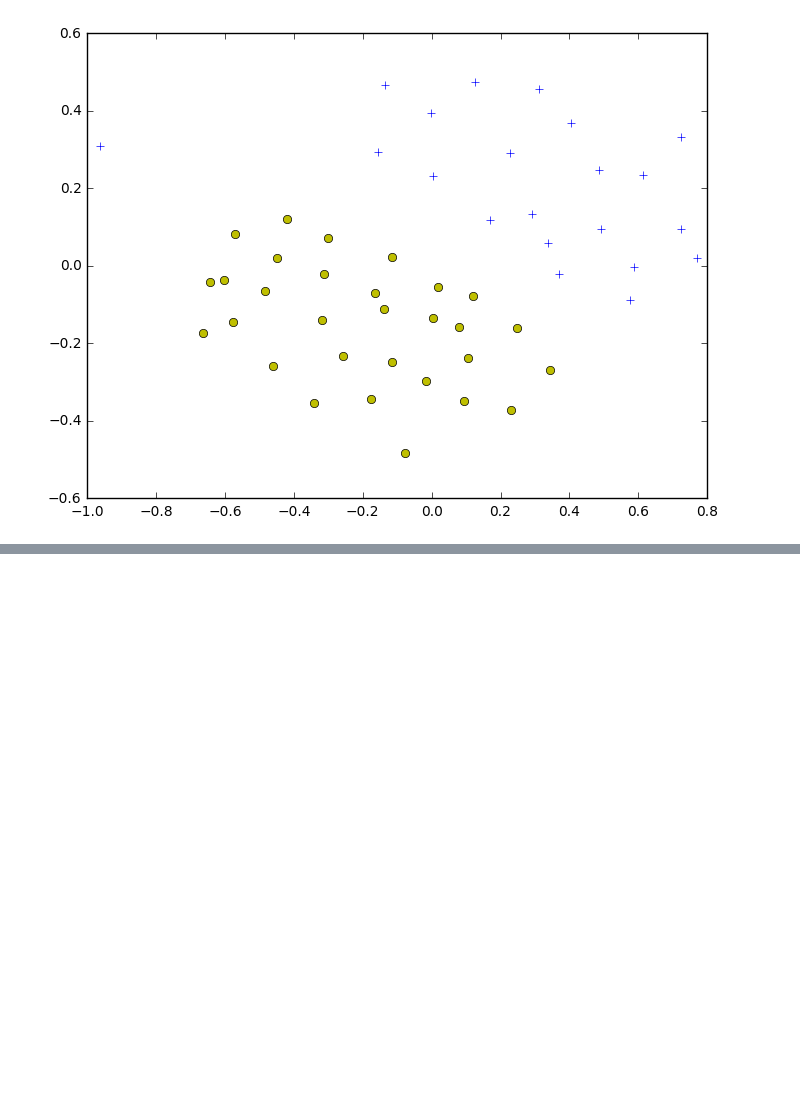
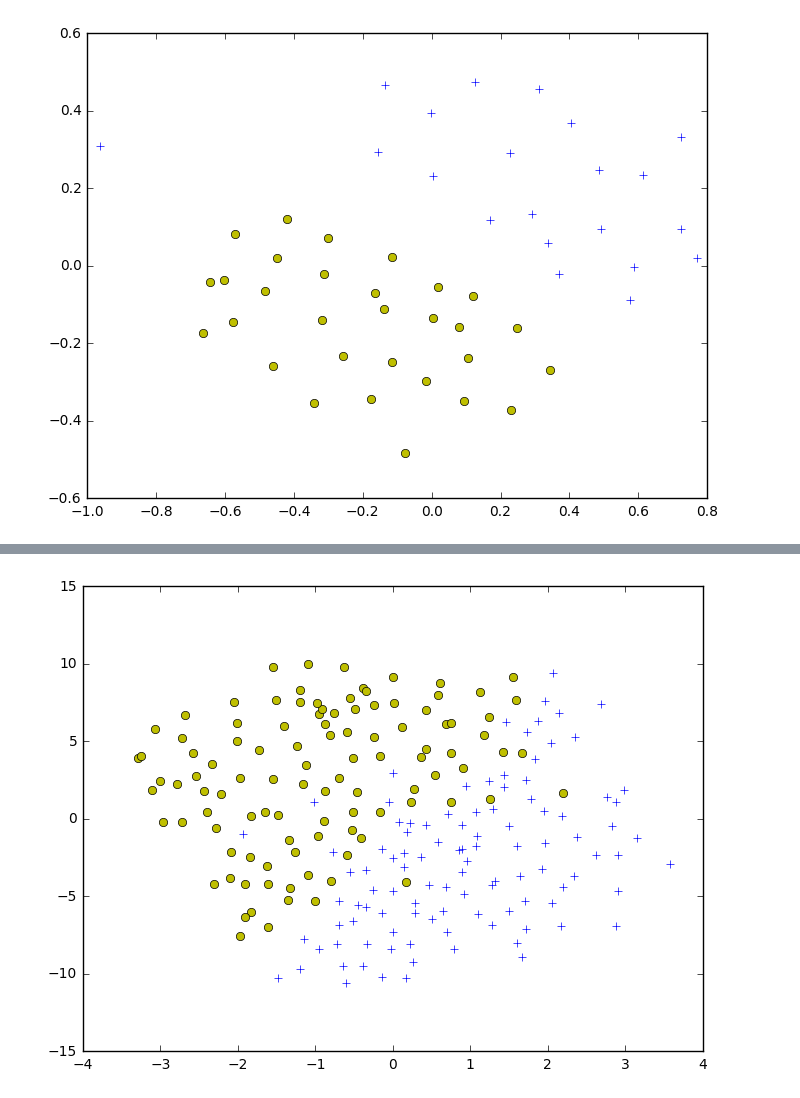
Before and after one commit to shuyangsun/svm_spam_filter, a Jupyter notebook: svm_spam_filter.ipynb, the cells around one changed output, grey strips where cells are left out. Saved outputs shown, nothing was run; the diff lists cells and outputs as text; code cells hidden in the pictures; blank space fills up the shorter version.

```diff
--- a/svm_spam_filter.ipynb
+++ b/svm_spam_filter.ipynb
@@ -82,0 +91,6 @@ plot_svm_figure(X, y, C=1)
+# %%
+X_raw, y_raw, X, y, X_cls1, X_cls2 = load_data_from_path('data/ex6data3.mat')
+# %%
+plot_data(X_cls1, X_cls2)
+# %% [output]
+[figure, added]
```
Also changed, not shown: parts of 6 cells of this notebook.
